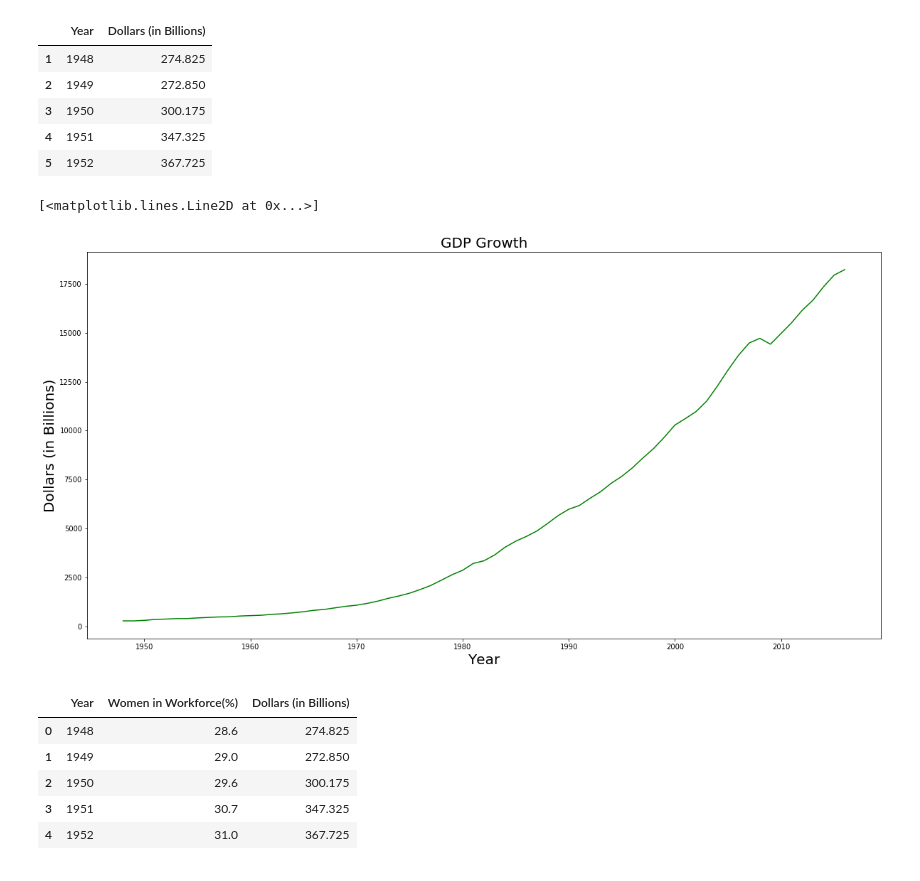
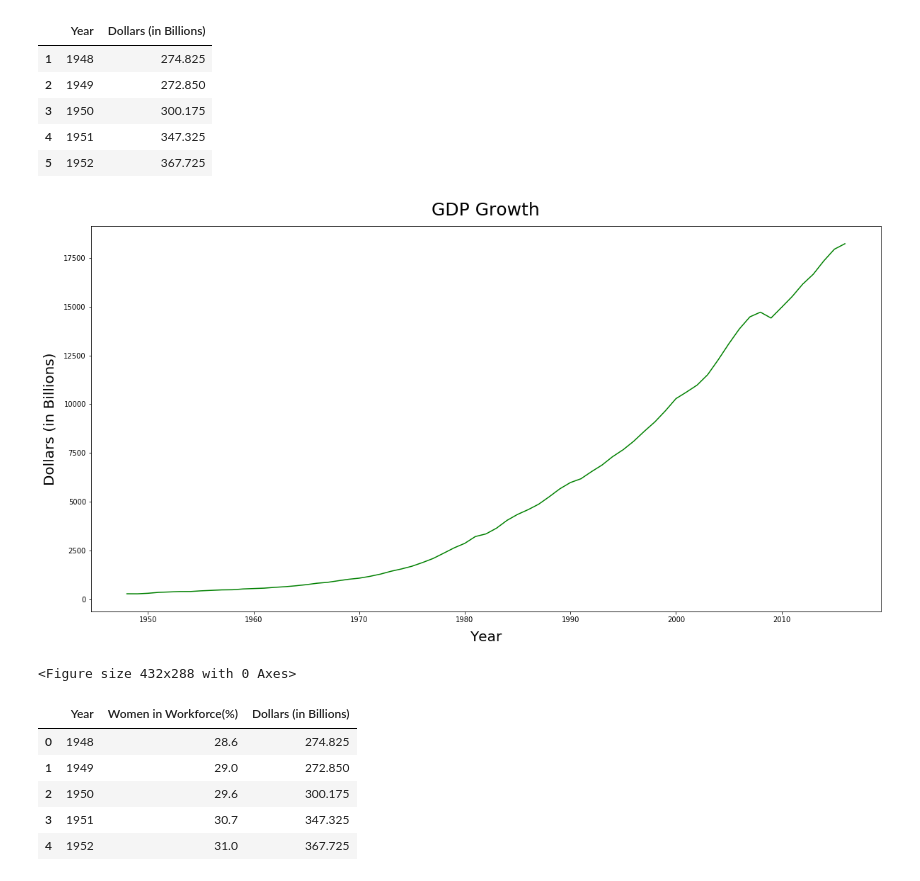
Before and after one commit to kathleeng77/Open-Source-Project-1, a Jupyter notebook: women-in-workforce-analysis.ipynb, the cells around one changed output. Saved outputs shown, nothing was run; the diff lists cells and outputs as text; code cells hidden in the pictures.

```diff
--- a/women-in-workforce-analysis.ipynb
+++ b/women-in-workforce-analysis.ipynb
@@ -88,13 +91,16 @@ clean_yearly_gdp.head()
 # %%
 # plot crude data for GDP Growth
 plt.figure(figsize=(20,10))
-plt.title("GDP Growth", fontsize=20)
-plt.xlabel("Year",  fontsize=20)
-plt.ylabel("Dollars (in Billions)", fontsize=20)
+plt.title("GDP Growth", fontsize=25, pad=15)
+plt.xlabel("Year",  fontsize=20, labelpad=10)
+plt.ylabel("Dollars (in Billions)", fontsize=20, labelpad=10)
 plt.plot(x_axis,dollars, color='green')
+plt.show()
+
+plt.savefig("Images/gdp-growth-lineplot.png",bbox_inches="tight")
 # %% [output]
+[figure, new version]
-[<matplotlib.lines.Line2D at 0x...>]
+<Figure size 432x288 with 0 Axes>
-[figure, old version]
 # %%
 # merge data frames on YEAR
 total_df = pd.merge(percent_women_df,clean_yearly_gdp, how="left", on="Year")
```
Also changed, not shown: parts of 11 cells of this notebook, 17 other files.
